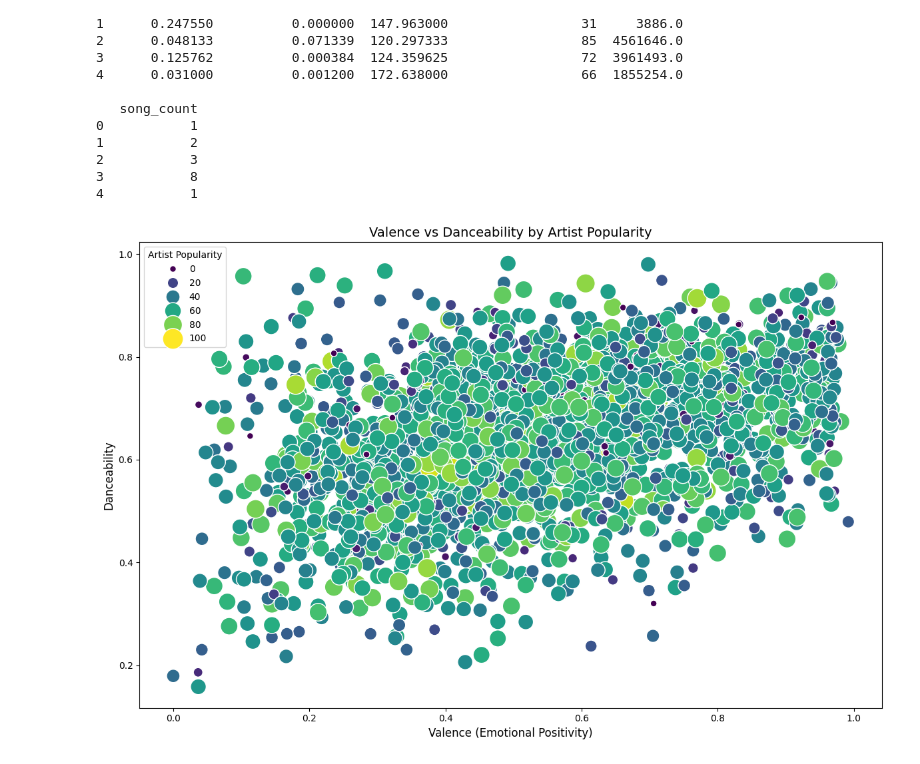
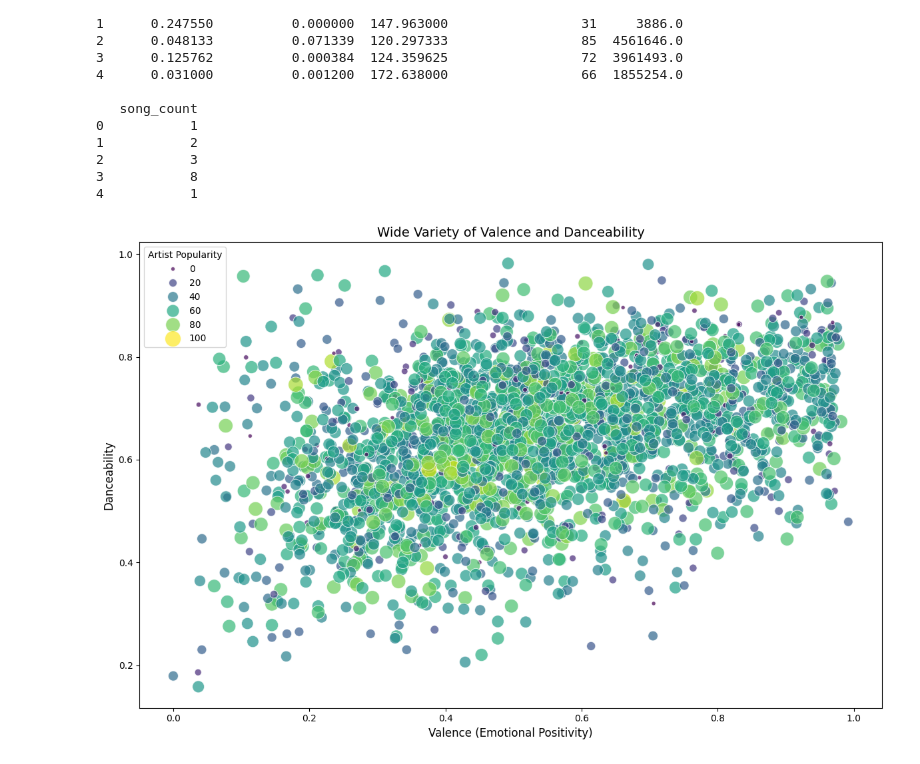
Before and after one commit to FrostNT1/Music-Industry-Insights, a Jupyter notebook: experiments/Camille/02_sentiment_vs_artists_popularity.ipynb, the cells around one changed output. Cells and saved outputs as stored; diff of their text form; code cells hidden in the pictures.

Commit message:
Updated Camille's first graphs and changed requirements.txt

```diff
--- a/experiments/Camille/02_sentiment_vs_artists_popularity.ipynb
+++ b/experiments/Camille/02_sentiment_vs_artists_popularity.ipynb
@@ -76,19 +76,24 @@ print(grouped_df.head())
 # %%
 plt.figure(figsize=(12, 8))
 sns.scatterplot(
     data=grouped_df,
-    x="valence", y="danceability",
-    size="artist_popularity", hue="artist_popularity",
-    sizes=(50, 500), palette="viridis", legend="brief"
+    x="valence",
+    y="danceability",
+    size="artist_popularity",  # Size represents artist popularity
+    hue="artist_popularity",  # Color represents artist popularity
+    sizes=(20, 300),  # Adjust range of dot sizes for smaller points
+    palette="viridis",
+    alpha=.7,  # Reduce opacity for better visibility of overlapping points
+    legend="brief"
 )
-plt.title("Valence vs Danceability by Artist Popularity", fontsize=14)
+plt.title("Wide Variety of Valence and Danceability", fontsize=14)
 plt.xlabel("Valence (Emotional Positivity)", fontsize=12)
 plt.ylabel("Danceability", fontsize=12)
 plt.legend(title="Artist Popularity", loc="best")
 plt.tight_layout()
 plt.show()
 # %% [output]
-[figure, old version]
+[figure, new version]
 # %%
 top_10_artists = grouped_df.nlargest(10, "artist_popularity")
 
```
Also changed, not shown: parts of 1 cell of this notebook, 1 other file.
